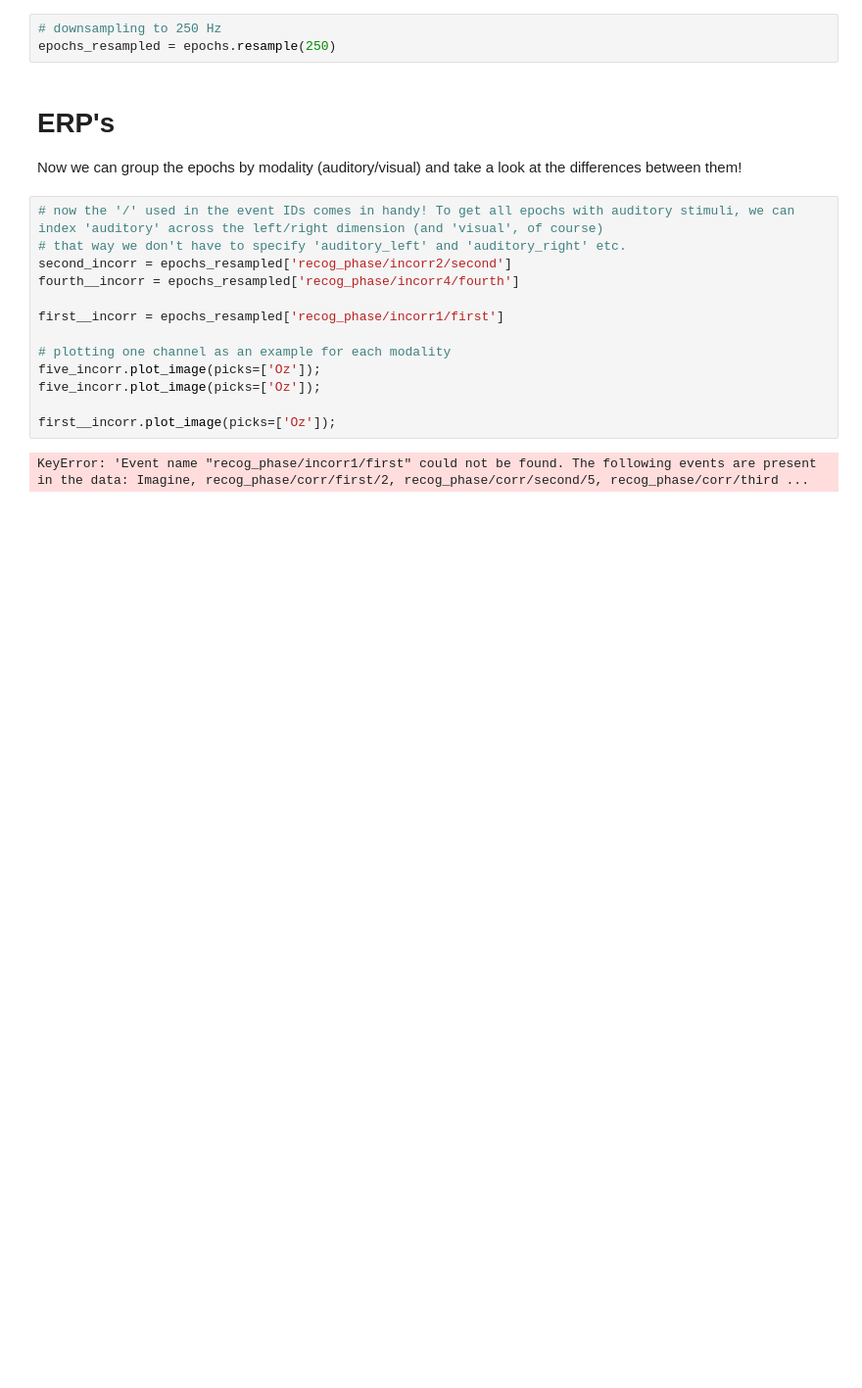
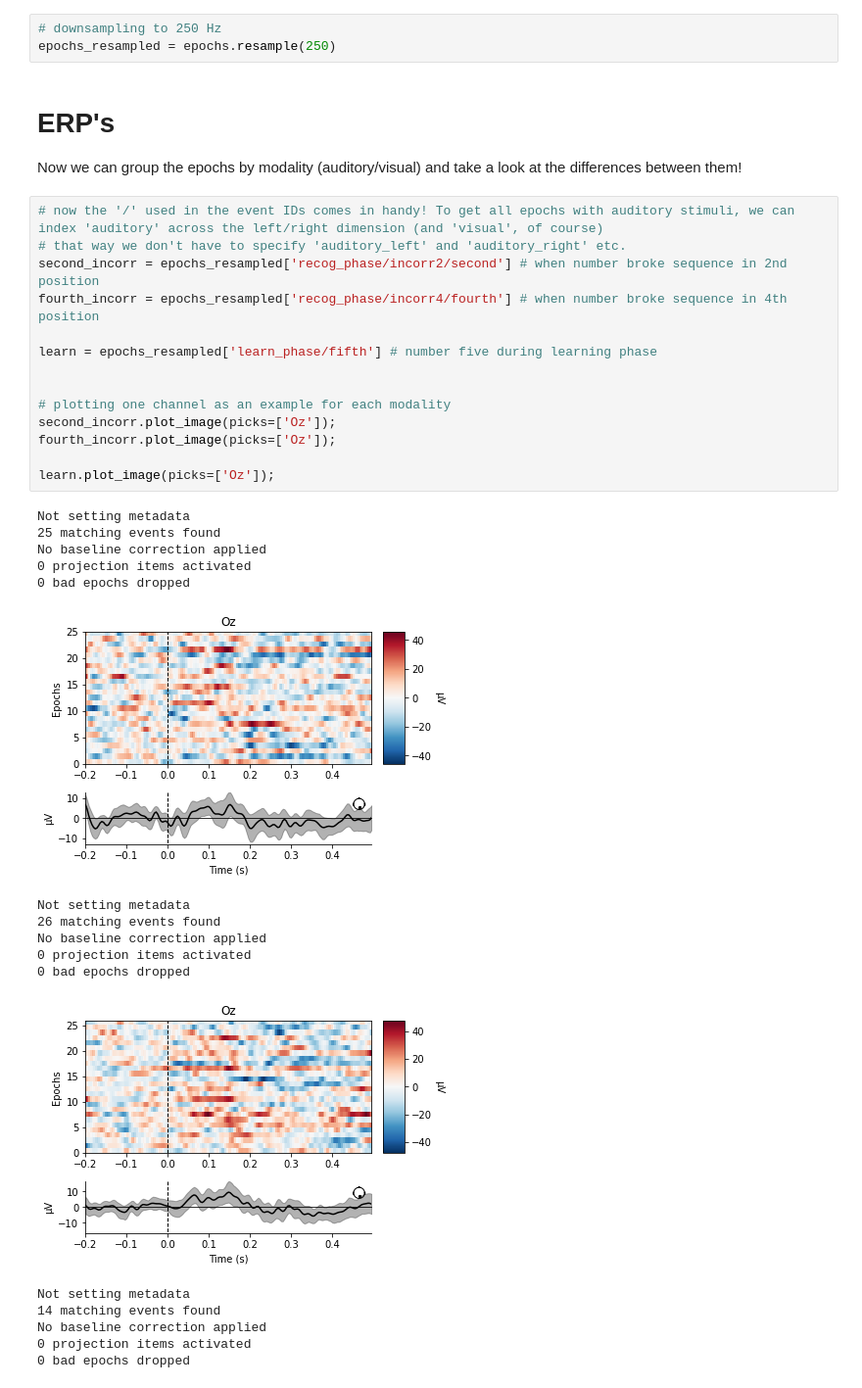
Before and after one commit to jorgenhw/studybuddies_neuroScience, a Jupyter notebook: own_experiment/own_experiment_analysis.ipynb, the cells around one changed output. Shown at 98% size. Saved outputs shown, nothing was run; the diff lists cells and outputs as text; blank space fills up the shorter version.

```diff
--- a/own_experiment/own_experiment_analysis.ipynb
+++ b/own_experiment/own_experiment_analysis.ipynb
@@ -404,15 +404,32 @@ Now we can group the epochs by modality (auditory/visual) and take a look at the
 # %%
 # now the '/' used in the event IDs comes in handy! To get all epochs with auditory stimuli, we can index 'auditory' across the left/right dimension (and 'visual', of course)
 # that way we don't have to specify 'auditory_left' and 'auditory_right' etc.
-second_incorr = epochs_resampled['recog_phase/incorr2/second']
-fourth__incorr = epochs_resampled['recog_phase/incorr4/fourth']
+second_incorr = epochs_resampled['recog_phase/incorr2/second'] # when number broke sequence in 2nd position
+fourth_incorr = epochs_resampled['recog_phase/incorr4/fourth'] # when number broke sequence in 4th position
 
-first__incorr = epochs_resampled['recog_phase/incorr1/first']
+learn = epochs_resampled['learn_phase/fifth'] # number five during learning phase
+
 
 # plotting one channel as an example for each modality
-five_incorr.plot_image(picks=['Oz']);
-five_incorr.plot_image(picks=['Oz']);
+second_incorr.plot_image(picks=['Oz']);
+fourth_incorr.plot_image(picks=['Oz']);
 
-first__incorr.plot_image(picks=['Oz']);
+learn.plot_image(picks=['Oz']);
 # %% [output]
-KeyError: 'Event name "recog_phase/incorr1/first" could not be found. The following events are present in the data: Imagine, recog_phase/corr/first/2, recog_phase/corr/second/5, recog_phase/corr/third ...
+Not setting metadata
+25 matching events found
+No baseline correction applied
+0 projection items activated
+0 bad epochs dropped
+[figure, added]
+Not setting metadata
+26 matching events found
+No baseline correction applied
+0 projection items activated
+0 bad epochs dropped
+[figure, added]
+Not setting metadata
+14 matching events found
+No baseline correction applied
+0 projection items activated
+0 bad epochs dropped
```
Also changed, not shown: parts of 7 cells of this notebook.
